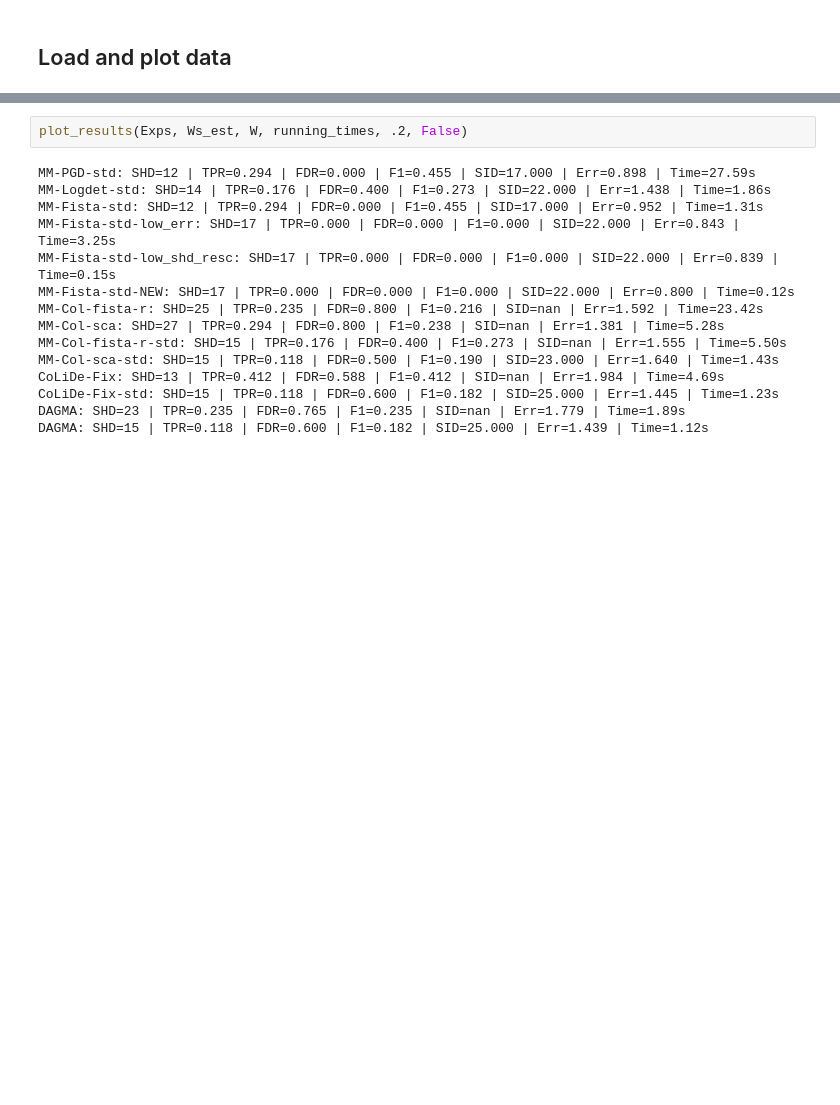
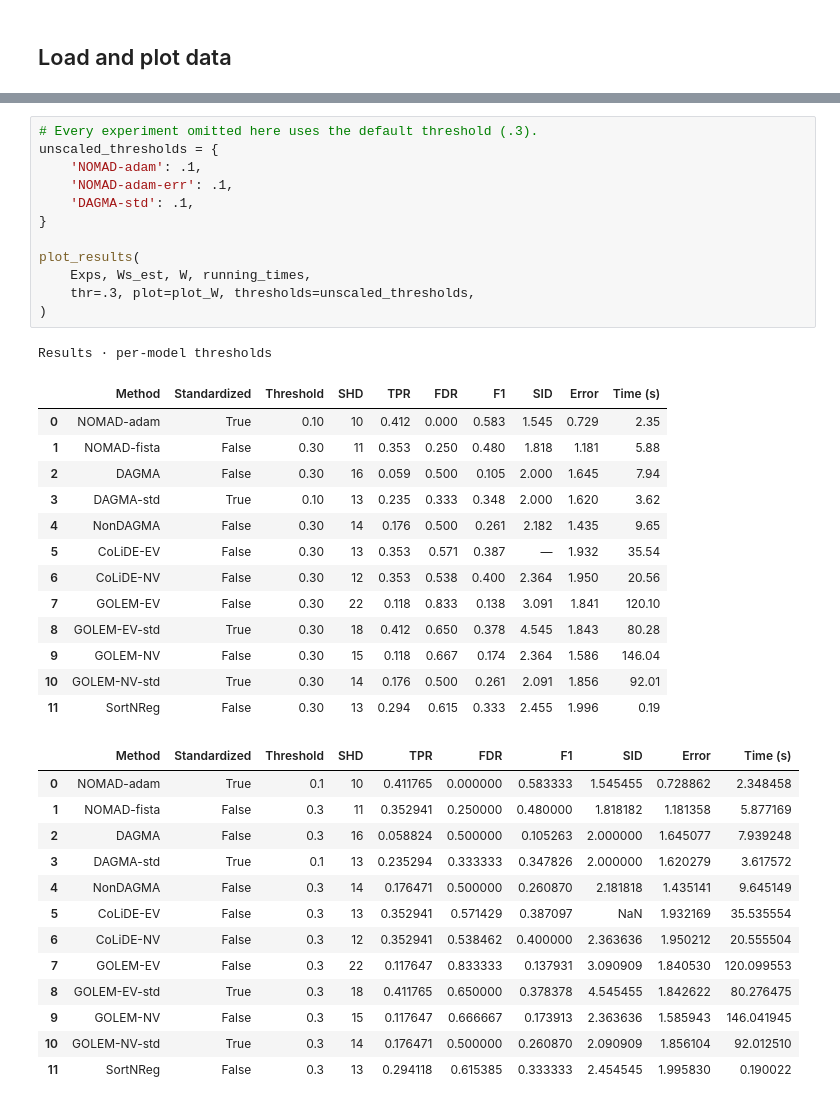
Before and after one commit to reysam93/cvx_dag_learning, a Jupyter notebook: real/sachs/notebooks/sachs_exp.ipynb, the cells around one changed output, grey strips where cells are left out. Saved outputs shown, nothing was run; the diff lists cells and outputs as text; blank space fills up the shorter version.

```diff
--- a/real/sachs/notebooks/sachs_exp.ipynb
+++ b/real/sachs/notebooks/sachs_exp.ipynb
@@ -267,17 +409,40 @@ DAGMA: SHD=15 | TPR=0.118 | FDR=0.667 | F1=0.174 | SID=26.000 | Err=1.439 | Time
-# %%
-plot_results(Exps, Ws_est, W, running_times, .2, False)
-# %% [output]
-MM-PGD-std: SHD=12 | TPR=0.294 | FDR=0.000 | F1=0.455 | SID=17.000 | Err=0.898 | Time=27.59s
-MM-Logdet-std: SHD=14 | TPR=0.176 | FDR=0.400 | F1=0.273 | SID=22.000 | Err=1.438 | Time=1.86s
-MM-Fista-std: SHD=12 | TPR=0.294 | FDR=0.000 | F1=0.455 | SID=17.000 | Err=0.952 | Time=1.31s
-MM-Fista-std-low_err: SHD=17 | TPR=0.000 | FDR=0.000 | F1=0.000 | SID=22.000 | Err=0.843 | Time=3.25s
-MM-Fista-std-low_shd_resc: SHD=17 | TPR=0.000 | FDR=0.000 | F1=0.000 | SID=22.000 | Err=0.839 | Time=0.15s
-MM-Fista-std-NEW: SHD=17 | TPR=0.000 | FDR=0.000 | F1=0.000 | SID=22.000 | Err=0.800 | Time=0.12s
-MM-Col-fista-r: SHD=25 | TPR=0.235 | FDR=0.800 | F1=0.216 | SID=nan | Err=1.592 | Time=23.42s
-MM-Col-sca: SHD=27 | TPR=0.294 | FDR=0.800 | F1=0.238 | SID=nan | Err=1.381 | Time=5.28s
-MM-Col-fista-r-std: SHD=15 | TPR=0.176 | FDR=0.400 | F1=0.273 | SID=nan | Err=1.555 | Time=5.50s
-MM-Col-sca-std: SHD=15 | TPR=0.118 | FDR=0.500 | F1=0.190 | SID=23.000 | Err=1.640 | Time=1.43s
-CoLiDe-Fix: SHD=13 | TPR=0.412 | FDR=0.588 | F1=0.412 | SID=nan | Err=1.984 | Time=4.69s
-CoLiDe-Fix-std: SHD=15 | TPR=0.118 | FDR=0.600 | F1=0.182 | SID=25.000 | Err=1.445 | Time=1.23s
-DAGMA: SHD=23 | TPR=0.235 | FDR=0.765 | F1=0.235 | SID=nan | Err=1.779 | Time=1.89s
-DAGMA: SHD=15 | TPR=0.118 | FDR=0.600 | F1=0.182 | SID=25.000 | Err=1.439 | Time=1.12s
+# %%
+# Every experiment omitted here uses the default threshold (.3).
+unscaled_thresholds = {
+    'NOMAD-adam': .1,
+    'NOMAD-adam-err': .1,
+    'DAGMA-std': .1,
+}
+
+plot_results(
+    Exps, Ws_est, W, running_times,
+    thr=.3, plot=plot_W, thresholds=unscaled_thresholds,
+)
+# %% [output]
+Results · per-model thresholds
+|  | Method | Standardized | Threshold | SHD | TPR | FDR | F1 | SID | Error | Time (s) |
+| 0 | NOMAD-adam | True | 0.10 | 10 | 0.412 | 0.000 | 0.583 | 1.545 | 0.729 | 2.35 |
+| 1 | NOMAD-fista | False | 0.30 | 11 | 0.353 | 0.250 | 0.480 | 1.818 | 1.181 | 5.88 |
+| 2 | DAGMA | False | 0.30 | 16 | 0.059 | 0.500 | 0.105 | 2.000 | 1.645 | 7.94 |
+| 3 | DAGMA-std | True | 0.10 | 13 | 0.235 | 0.333 | 0.348 | 2.000 | 1.620 | 3.62 |
+| 4 | NonDAGMA | False | 0.30 | 14 | 0.176 | 0.500 | 0.261 | 2.182 | 1.435 | 9.65 |
+| 5 | CoLiDE-EV | False | 0.30 | 13 | 0.353 | 0.571 | 0.387 | — | 1.932 | 35.54 |
+| 6 | CoLiDE-NV | False | 0.30 | 12 | 0.353 | 0.538 | 0.400 | 2.364 | 1.950 | 20.56 |
+| 7 | GOLEM-EV | False | 0.30 | 22 | 0.118 | 0.833 | 0.138 | 3.091 | 1.841 | 120.10 |
+| 8 | GOLEM-EV-std | True | 0.30 | 18 | 0.412 | 0.650 | 0.378 | 4.545 | 1.843 | 80.28 |
+| 9 | GOLEM-NV | False | 0.30 | 15 | 0.118 | 0.667 | 0.174 | 2.364 | 1.586 | 146.04 |
+| 10 | GOLEM-NV-std | True | 0.30 | 14 | 0.176 | 0.500 | 0.261 | 2.091 | 1.856 | 92.01 |
+| 11 | SortNReg | False | 0.30 | 13 | 0.294 | 0.615 | 0.333 | 2.455 | 1.996 | 0.19 |
+|  | Method | Standardized | Threshold | SHD | TPR | FDR | F1 | SID | Error | Time (s) |
+| 0 | NOMAD-adam | True | 0.1 | 10 | 0.411765 | 0.000000 | 0.583333 | 1.545455 | 0.728862 | 2.348458 |
+| 1 | NOMAD-fista | False | 0.3 | 11 | 0.352941 | 0.250000 | 0.480000 | 1.818182 | 1.181358 | 5.877169 |
+| 2 | DAGMA | False | 0.3 | 16 | 0.058824 | 0.500000 | 0.105263 | 2.000000 | 1.645077 | 7.939248 |
+| 3 | DAGMA-std | True | 0.1 | 13 | 0.235294 | 0.333333 | 0.347826 | 2.000000 | 1.620279 | 3.617572 |
+| 4 | NonDAGMA | False | 0.3 | 14 | 0.176471 | 0.500000 | 0.260870 | 2.181818 | 1.435141 | 9.645149 |
+| 5 | CoLiDE-EV | False | 0.3 | 13 | 0.352941 | 0.571429 | 0.387097 | NaN | 1.932169 | 35.535554 |
+| 6 | CoLiDE-NV | False | 0.3 | 12 | 0.352941 | 0.538462 | 0.400000 | 2.363636 | 1.950212 | 20.555504 |
+| 7 | GOLEM-EV | False | 0.3 | 22 | 0.117647 | 0.833333 | 0.137931 | 3.090909 | 1.840530 | 120.099553 |
+| 8 | GOLEM-EV-std | True | 0.3 | 18 | 0.411765 | 0.650000 | 0.378378 | 4.545455 | 1.842622 | 80.276475 |
+| 9 | GOLEM-NV | False | 0.3 | 15 | 0.117647 | 0.666667 | 0.173913 | 2.363636 | 1.585943 | 146.041945 |
+| 10 | GOLEM-NV-std | True | 0.3 | 14 | 0.176471 | 0.500000 | 0.260870 | 2.090909 | 1.856104 | 92.012510 |
+| 11 | SortNReg | False | 0.3 | 13 | 0.294118 | 0.615385 | 0.333333 | 2.454545 | 1.995830 | 0.190022 |
```
Also changed, not shown: parts of 9 cells of this notebook, 6 other files.
